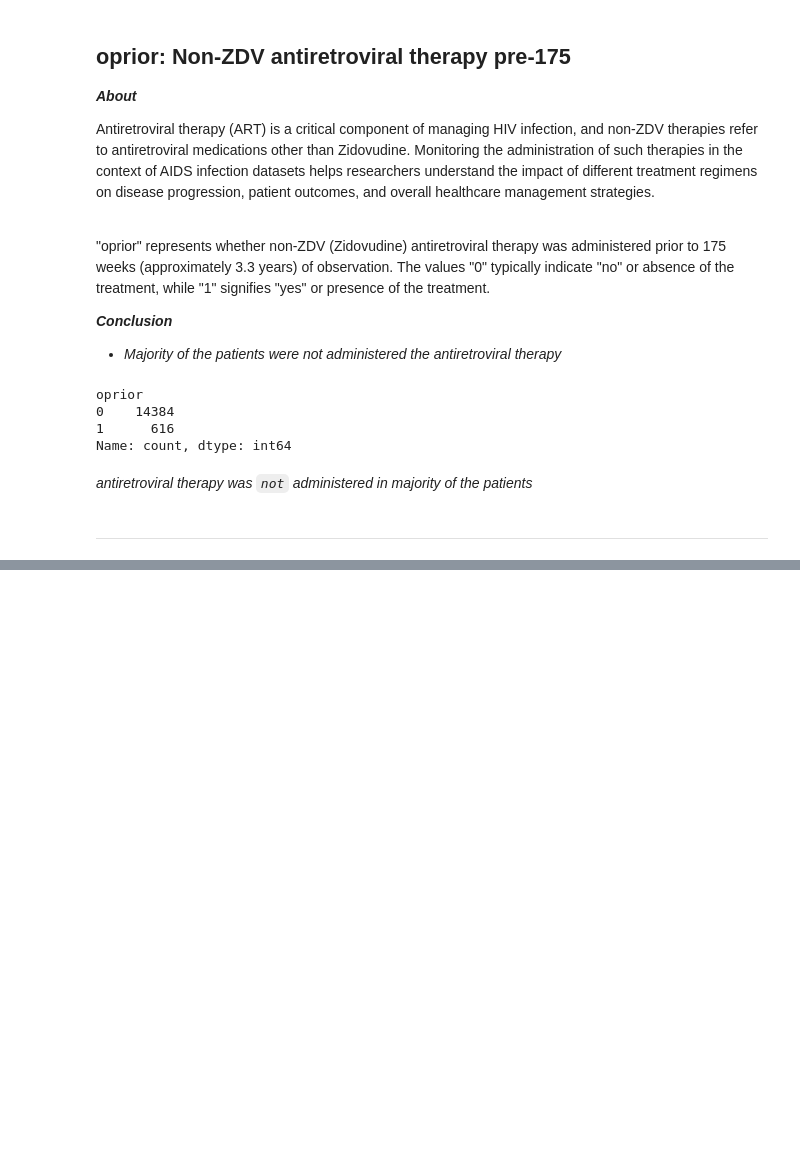
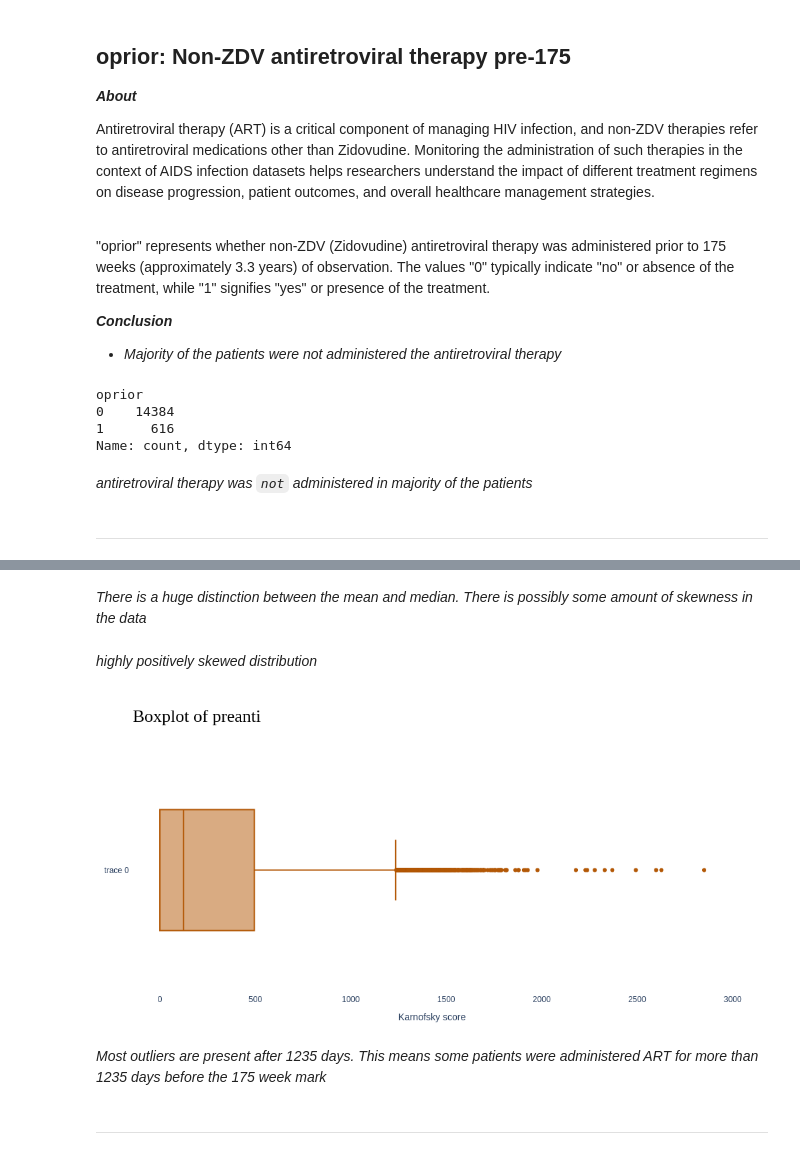
Before and after one commit to NityaVerma19/EDA-AIDS-virus-infection, a Jupyter notebook: eda-insights-on-aids-infection.ipynb, the cells around one changed output, grey strips where cells are left out. Cells and saved outputs as stored; diff of their text form; code cells hidden in the pictures; blank space fills up the shorter version.

```diff
--- a/eda-insights-on-aids-infection.ipynb
+++ b/eda-insights-on-aids-infection.ipynb
@@ -822,0 +968,2 @@ Name: count, dtype: int64
+# %% [markdown]
+*There is a huge distinction between the mean and median. There is possibly some amount of skewness in the data*
@@ -822,0 +1008,41 @@ Name: count, dtype: int64
+# %% [markdown]
+*highly positively skewed distribution*
+# %%
+
+palette = cl.scales['11']['div']['PuOr']
+fig = go.Figure(data=[go.Box(
+    x=df['preanti'],
+    marker=dict(color=palette[1])
+)])
+
+fig.update_layout(
+    title_text="Boxplot of preanti",
+    title_font_size=24,
+    title_font_family="Times New Roman",
+    title_font_color="#000000",
+    paper_bgcolor='#ffffff',
+    plot_bgcolor='#ffffff',
+    xaxis=dict(title="Karnofsky score"),
+)
+
+fig.update_layout(
+    title={
+        'y':0.95,
+        'x':0.15,
+        'xanchor': 'center',
+        'yanchor': 'top'},
+    title_font_size=26,
+    margin=dict(l=50, r=50, t=80, b=50)
+)
+
+
+
+fig.update_layout(width=1000)
+
+fig.show('png')
+# %% [output]
+[figure, added]
+# %% [markdown]
+*Most outliers are present after 1235 days. This means some patients were administered ART for more than 1235 days before the 175 week mark*
+# %% [markdown]
+----------------------------------------------------------------------------------------------------------------------------------------------------------
```
Also changed, not shown: parts of 10 cells of this notebook.
